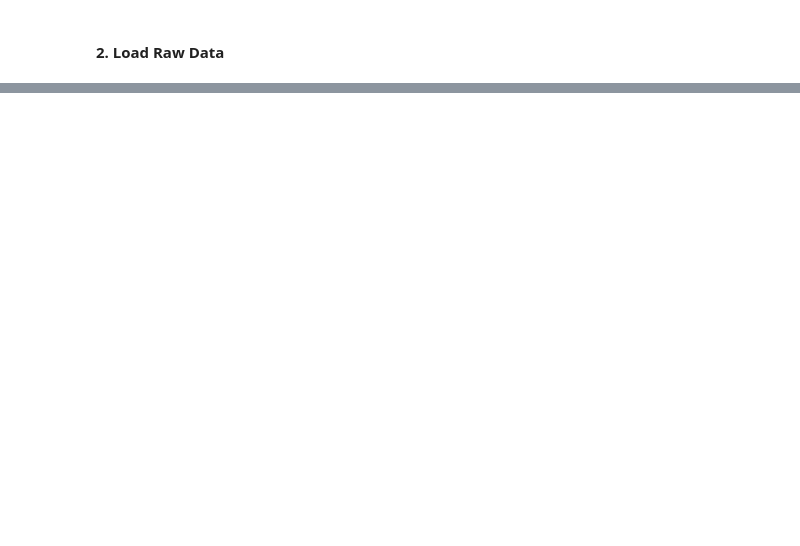
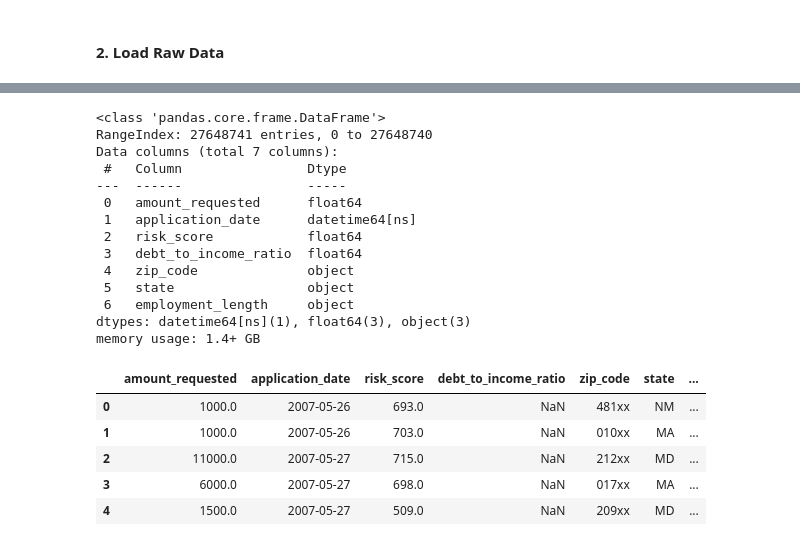
Before and after one commit to satveerkaur/credit_risk_and_loan_performance_analysis, a Jupyter notebook: notebooks/1_data_cleaning_steps.ipynb, the cells around one changed output, grey strips where cells are left out. Drawn from its saved outputs; the diff is of its cells as text; code cells hidden in the pictures; blank space fills up the shorter version.

```diff
--- a/notebooks/1_data_cleaning_steps.ipynb
+++ b/notebooks/1_data_cleaning_steps.ipynb
@@ -78,0 +229,24 @@ memory usage: 1.9+ GB
+# %%
+rejected_loans_clean.info()
+rejected_loans_clean.head()
+# %% [output]
+<class 'pandas.core.frame.DataFrame'>
+RangeIndex: 27648741 entries, 0 to 27648740
+Data columns (total 7 columns):
+ #   Column                Dtype
+---  ------                -----
+ 0   amount_requested      float64
+ 1   application_date      datetime64[ns]
+ 2   risk_score            float64
+ 3   debt_to_income_ratio  float64
+ 4   zip_code              object
+ 5   state                 object
+ 6   employment_length     object
+dtypes: datetime64[ns](1), float64(3), object(3)
+memory usage: 1.4+ GB
+|  | amount_requested | application_date | risk_score | debt_to_income_ratio | zip_code | state | ... |
+| 0 | 1000.0 | 2007-05-26 | 693.0 | NaN | 481xx | NM | ... |
+| 1 | 1000.0 | 2007-05-26 | 703.0 | NaN | 010xx | MA | ... |
+| 2 | 11000.0 | 2007-05-27 | 715.0 | NaN | 212xx | MD | ... |
+| 3 | 6000.0 | 2007-05-27 | 698.0 | NaN | 017xx | MA | ... |
+| 4 | 1500.0 | 2007-05-27 | 509.0 | NaN | 209xx | MD | ... |
```
Also changed, not shown: parts of 24 cells of this notebook.
